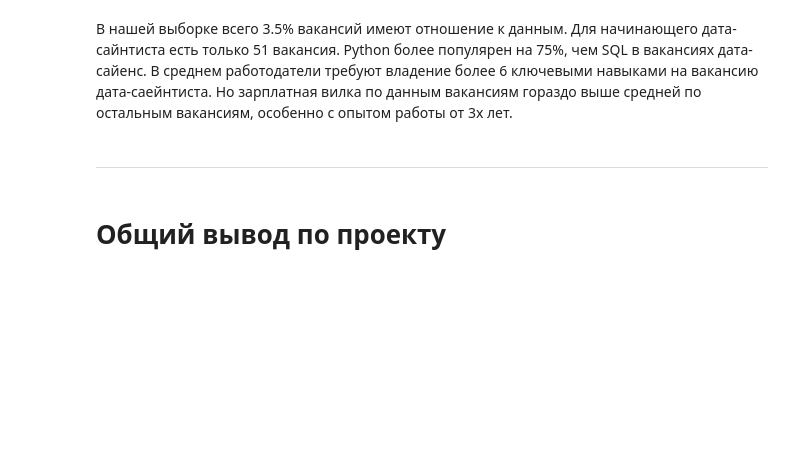
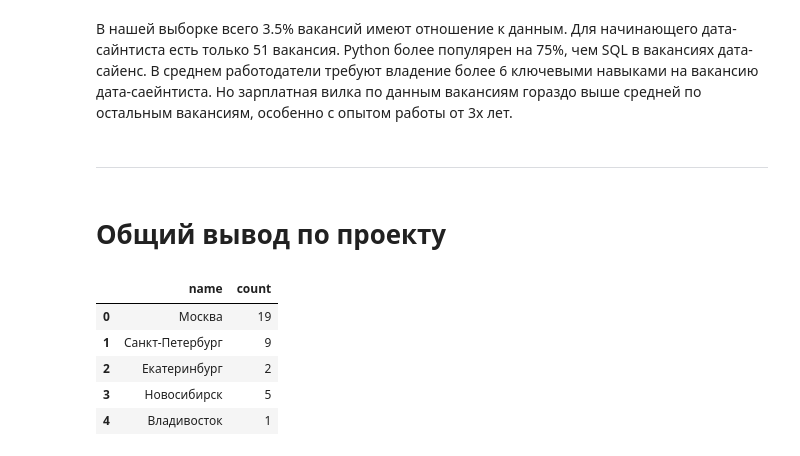
Before and after one commit to merrysam/Study, a Jupyter notebook: Project_2_sql/Project_2_Ноутбук_шаблон.ipynb, the cells around one changed output. Cells and saved outputs as stored; diff of their text form; code cells hidden in the pictures; blank space fills up the shorter version.

```diff
--- a/Project_2_sql/Project_2_Ноутбук_шаблон.ipynb
+++ b/Project_2_sql/Project_2_Ноутбук_шаблон.ipynb
@@ -585,0 +577,35 @@ df
+# %%
+query_7_1 = f''' /*Смотрим в каких регионах требуются junior дата-сайентисты*/
+            with ds as(    /*сохраним подзапрос с вакансиями дата_сайентистов в таблицу ds*/
+                select *
+                from vacancies
+                where
+                    lower(name) like '%data scientist%' or
+                    lower(name) like '%data science%' or
+                    lower(name) like '%исследователь данных%' or
+                    lower(name) like '%machine learning%' or
+                    lower(name) like '%машинн%обучен%%' or
+                    (name like '%ML%' and lower(name) not like '%html%')
+            )
+            select
+                a.name,
+                count(*)
+            from ds
+                join areas a on a.id = ds.area_id
+            where
+                lower(ds.name) like '%junior%' or
+                experience = 'Нет опыта' or
+                employment = 'Стажировка'
+            group by a.id
+            limit 5
+        '''
+# %%
+df = pd.read_sql_query(query_7_1, connection)
+df
+# %% [output]
+|  | name | count |
+| 0 | Москва | 19 |
+| 1 | Санкт-Петербург | 9 |
+| 2 | Екатеринбург | 2 |
+| 3 | Новосибирск | 5 |
+| 4 | Владивосток | 1 |
```
Also changed, not shown: parts of 12 cells of this notebook.
